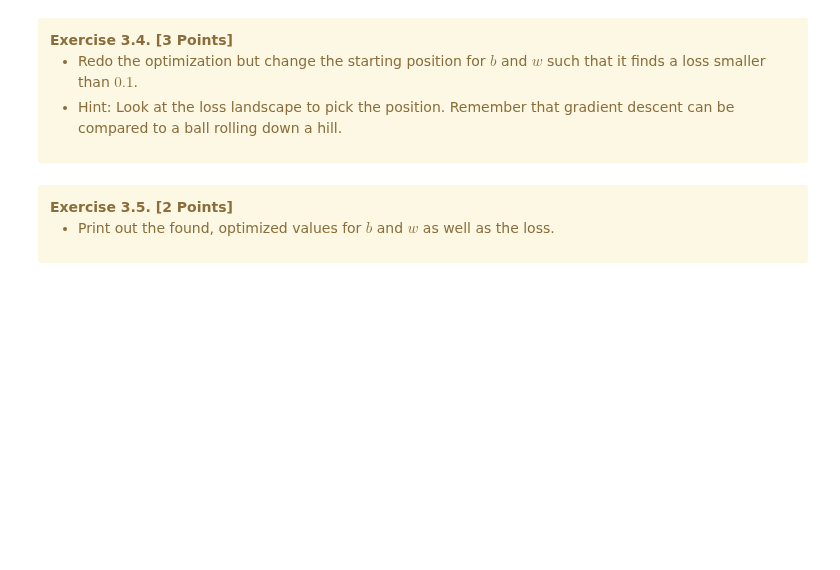
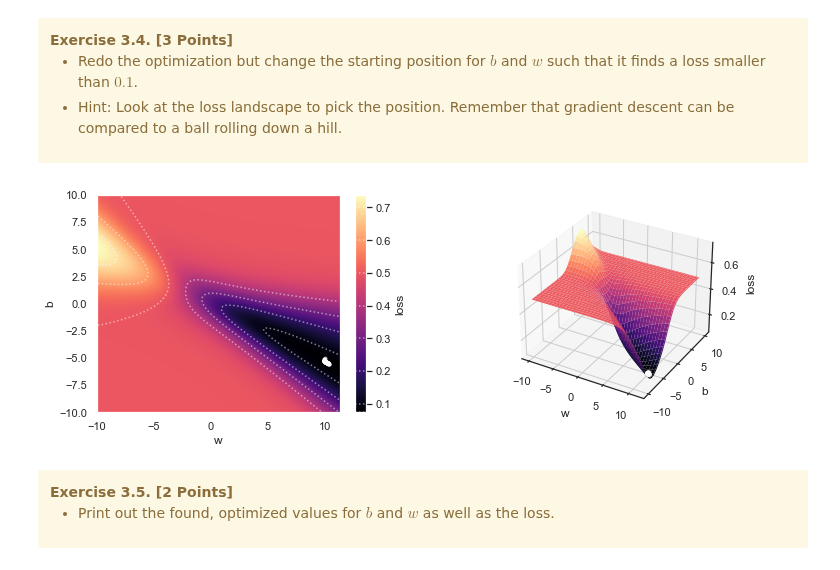
Before and after one commit to qtakmalay/JupyterProjects, a Jupyter notebook: U5/U5_Assignment.ipynb, the cells around one changed output. Drawn from its saved outputs; the diff is of its cells as text; code cells hidden in the pictures; blank space fills up the shorter version.

```diff
--- a/U5/U5_Assignment.ipynb
+++ b/U5/U5_Assignment.ipynb
@@ -314,3 +297,16 @@ Final: b= 7.360711, w= 2.975127, loss= 0.499667
+# %%
+b, w = u5.plot_gradient_descent(
+    loss, loss_grad, dataset,
+    b=-5, w=10,   # starting position
+    steps=500,    # number of updates
+    stepsize=0.9,  # learning rate
+    momentum=0.0   # momentum term (between 0 and 1)
+)
+# b, w = 7.5, 3  # starting point
+# steps = 500    # number of updates
+# stepsize = 0.9  # size of updates ("learning rate")
+# %% [output]
+[figure, added]
 # %% [markdown]
 <div class="alert alert-warning">
     <b>Exercise 3.5. [2 Points]</b>
```
Also changed, not shown: parts of 20 cells of this notebook, 1 other file.
